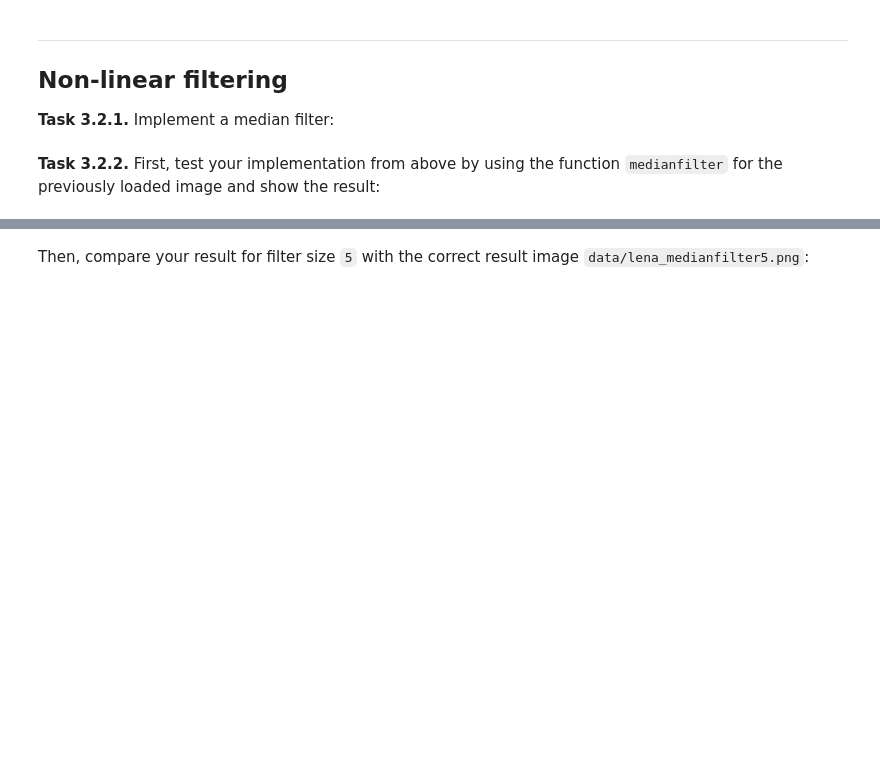
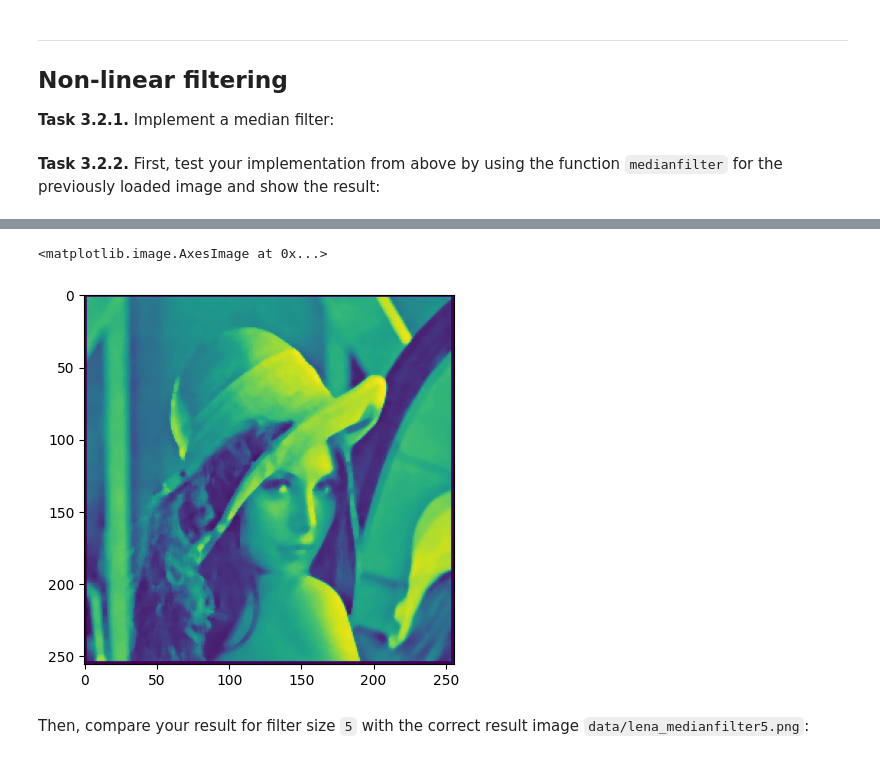
Before and after one commit to Recent-shneedle/mobi-fs3-python, a Jupyter notebook: task3.ipynb, the cells around one changed output, grey strips where cells are left out. Saved outputs shown, nothing was run; the diff lists cells and outputs as text; code cells hidden in the pictures; blank space fills up the shorter version.

```diff
--- a/task3.ipynb
+++ b/task3.ipynb
@@ -103,3 +103,9 @@ plt.imshow(medianfilter(img_l, 3), "gray")
+# %%
+img_BBB = plt.imread("data/lena_medianfilter5.png")
+plt.imshow(img_BBB)
+# %% [output]
+<matplotlib.image.AxesImage at 0x...>
+[figure, added]
 # %% [markdown]
 Then, compare your result for filter size `5` with the correct result image `data/lena_medianfilter5.png`:
 # %% [markdown]
```
Also changed, not shown: parts of 1 cell of this notebook.
